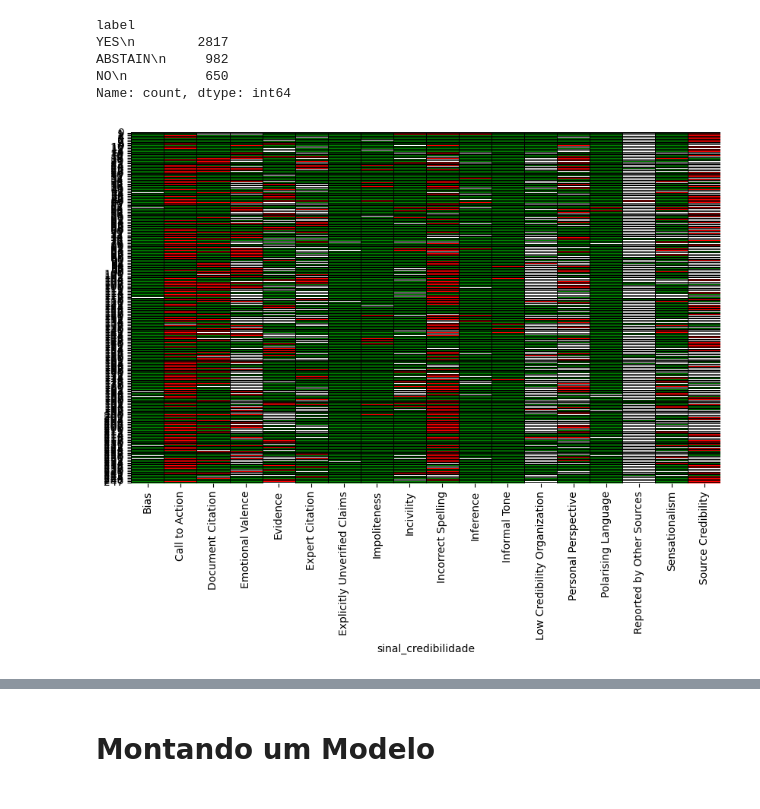
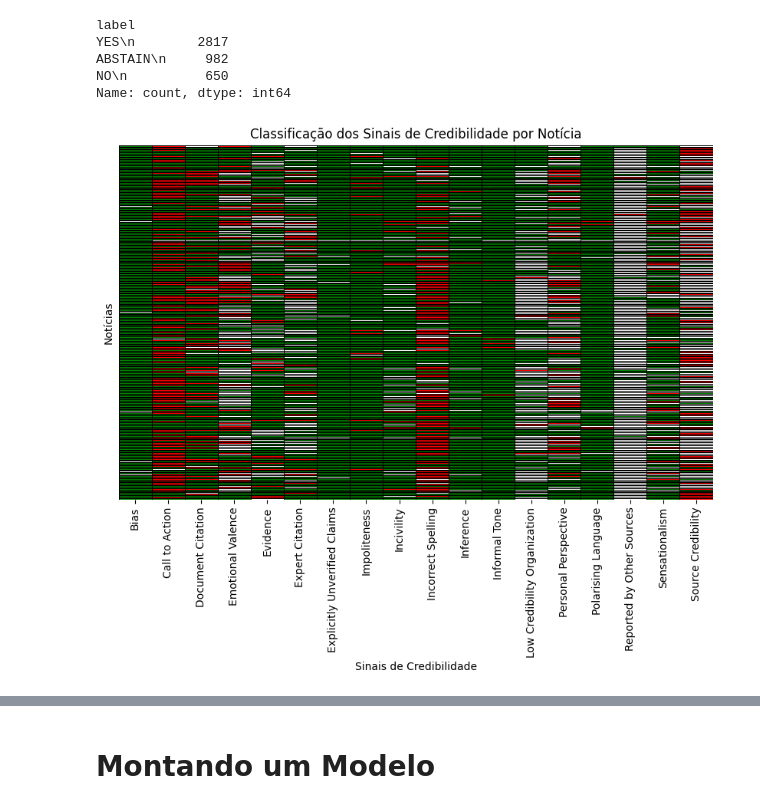
Before and after one commit to Rafaellfig/detecting_fake_news_with_LLMs, a Jupyter notebook: notebooks/analise_resultados/analise_weak_supervision.ipynb, the cells around one changed output, grey strips where cells are left out. Saved outputs shown, nothing was run; the diff lists cells and outputs as text; code cells hidden in the pictures.

```diff
--- a/notebooks/analise_resultados/analise_weak_supervision.ipynb
+++ b/notebooks/analise_resultados/analise_weak_supervision.ipynb
@@ -28,19 +31,21 @@ numeric_df = numeric_df.reset_index()
 # %%
 numeric_df.drop(columns=['artigo'], inplace=True)
 # %%
-# Criando o heatmap
 plt.figure(figsize=(10, 6))
 sns.heatmap(
     numeric_df[:300],
     cmap=cmap,
-    cbar=False,  # Remove a barra de cor
-    linewidths=0.5,  # Linhas entre as células
-    linecolor='black',  # Cor das linhas
+    cbar=False,
+    linewidths=0.5,
+    linecolor='black',
     xticklabels=True,
-    yticklabels=True,
+    yticklabels=False,
 )
+plt.xlabel('Sinais de Credibilidade')
+plt.ylabel('Notícias')
+plt.title('Classificação dos Sinais de Credibilidade por Notícia')
 
-# Exibindo o gráfico
+
 plt.show()
 # %% [output]
-[figure, old version]
+[figure, new version]
```
Also changed, not shown: parts of 18 cells of this notebook, 1 other file.
